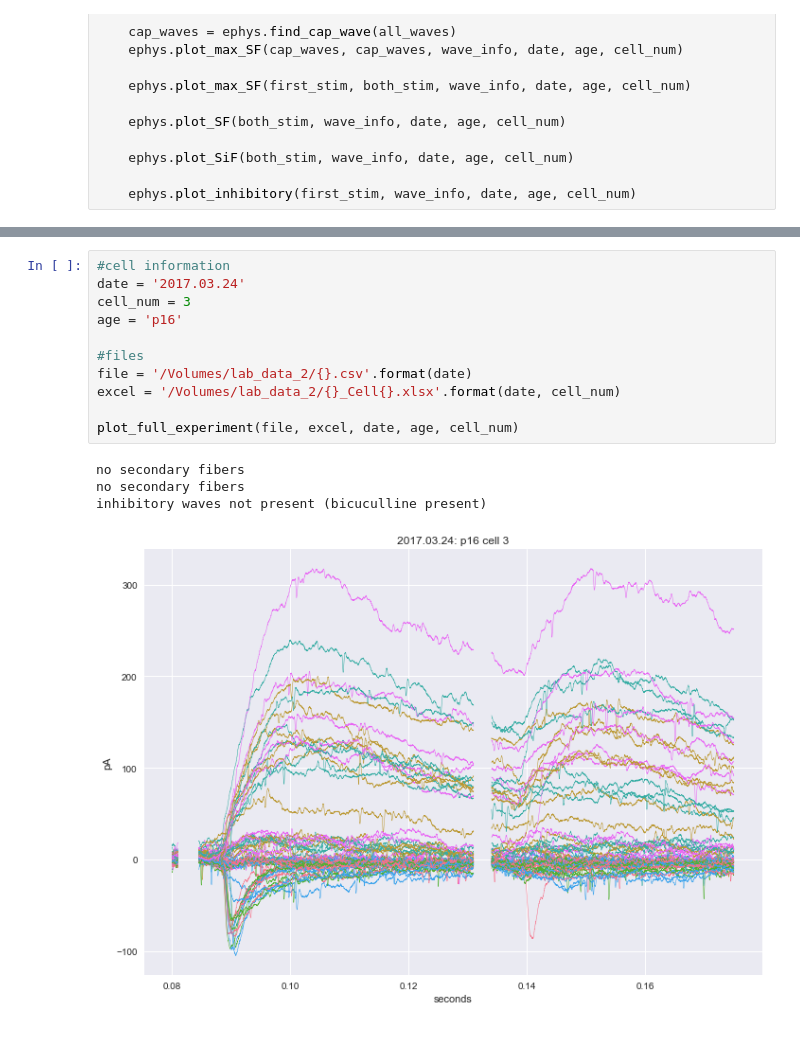
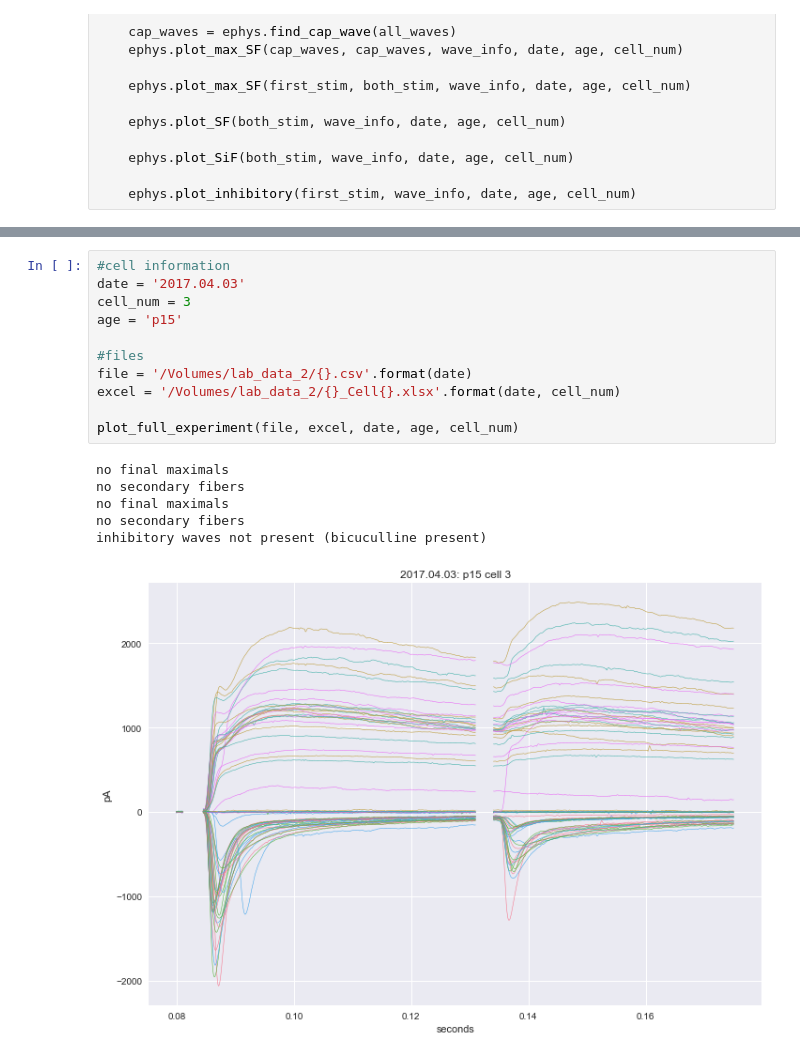
Before and after one commit to yuwie10/ephysAnalysis, a Jupyter notebook: plot_cells_template.ipynb, the cells around one changed output, grey strips where cells are left out. Drawn from its saved outputs; the diff is of its cells as text.

```diff
--- a/plot_cells_template.ipynb
+++ b/plot_cells_template.ipynb
@@ -102,16 +104,18 @@ inhibitory waves not present (bicuculline present)
 # %%
 #cell information
-date = '2017.03.24'
+date = '2017.04.03'
 cell_num = 3
-age = 'p16'
+age = 'p15'
 
 #files
 file = '/Volumes/lab_data_2/{}.csv'.format(date)
 excel = '/Volumes/lab_data_2/{}_Cell{}.xlsx'.format(date, cell_num)
 
 plot_full_experiment(file, excel, date, age, cell_num)
 # %% [output]
+no final maximals
 no secondary fibers
+no final maximals
 no secondary fibers
 inhibitory waves not present (bicuculline present)
-[figure, old version]
+[figure, new version]
```
Also changed, not shown: parts of 3 cells of this notebook, 5 other files.
